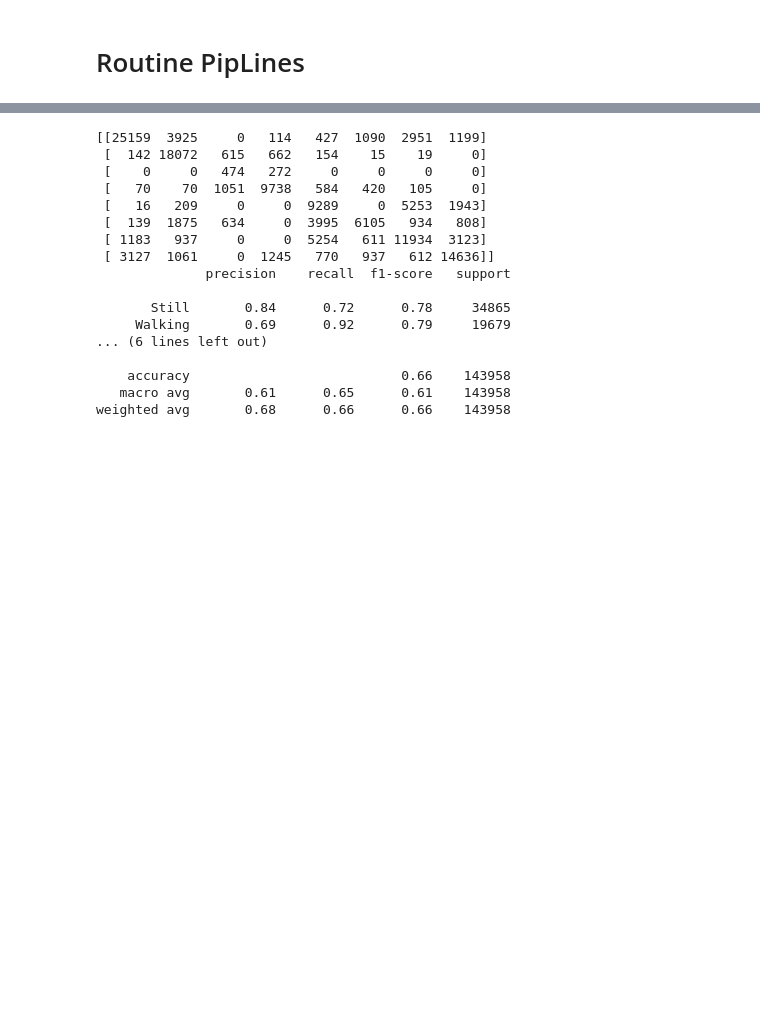
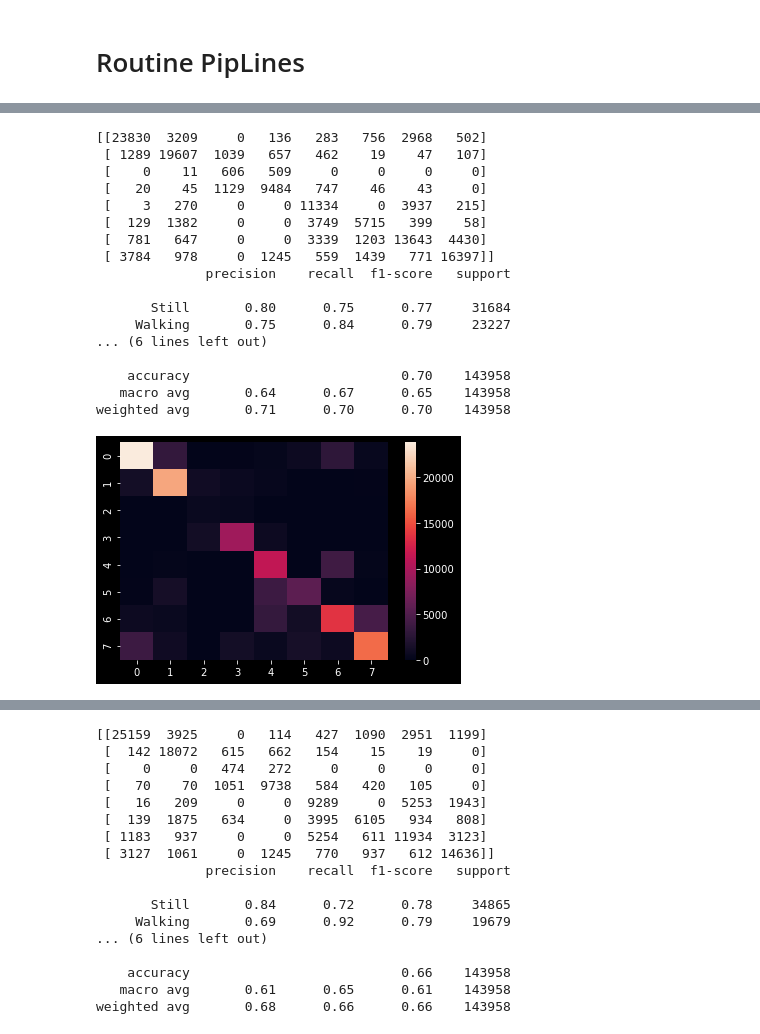
Before and after one commit to Ryanna-github/SHL2021, a Jupyter notebook: 2021-05-31_post_process.ipynb, the cells around one changed output, grey strips where cells are left out. Cells and saved outputs as stored; diff of their text form; code cells hidden in the pictures; blank space fills up the shorter version.

```diff
--- a/2021-05-31_post_process.ipynb
+++ b/2021-05-31_post_process.ipynb
@@ -129,0 +151,26 @@ plot_prediction(pred_mode, y_val)
+# %%
+# Add + mean + argmax
+pred_prob = pred_prob_rf + pred_prob_bag + pred_prob_lgb
+pred_prob_mean = pd.DataFrame(pred_prob).rolling(100, center = True).mean().fillna(method = 'ffill').fillna(method = 'bfill')
+pred_mean = pd.Series(np.array(pred_prob_mean).argmax(axis = 1) + 1)
+# %%
+helper.evaluate(pred_mean, y_val)
+# %% [output]
+[[23830  3209     0   136   283   756  2968   502]
+ [ 1289 19607  1039   657   462    19    47   107]
+ [    0    11   606   509     0     0     0     0]
+ [   20    45  1129  9484   747    46    43     0]
+ [    3   270     0     0 11334     0  3937   215]
+ [  129  1382     0     0  3749  5715   399    58]
+ [  781   647     0     0  3339  1203 13643  4430]
+ [ 3784   978     0  1245   559  1439   771 16397]]
+              precision    recall  f1-score   support
+
+       Still       0.80      0.75      0.77     31684
+     Walking       0.75      0.84      0.79     23227
+... (6 lines left out)
+
+    accuracy                           0.70    143958
+   macro avg       0.64      0.67      0.65    143958
+weighted avg       0.71      0.70      0.70    143958
+[figure, added]
```
Also changed, not shown: parts of 23 cells of this notebook, 3 other files.
